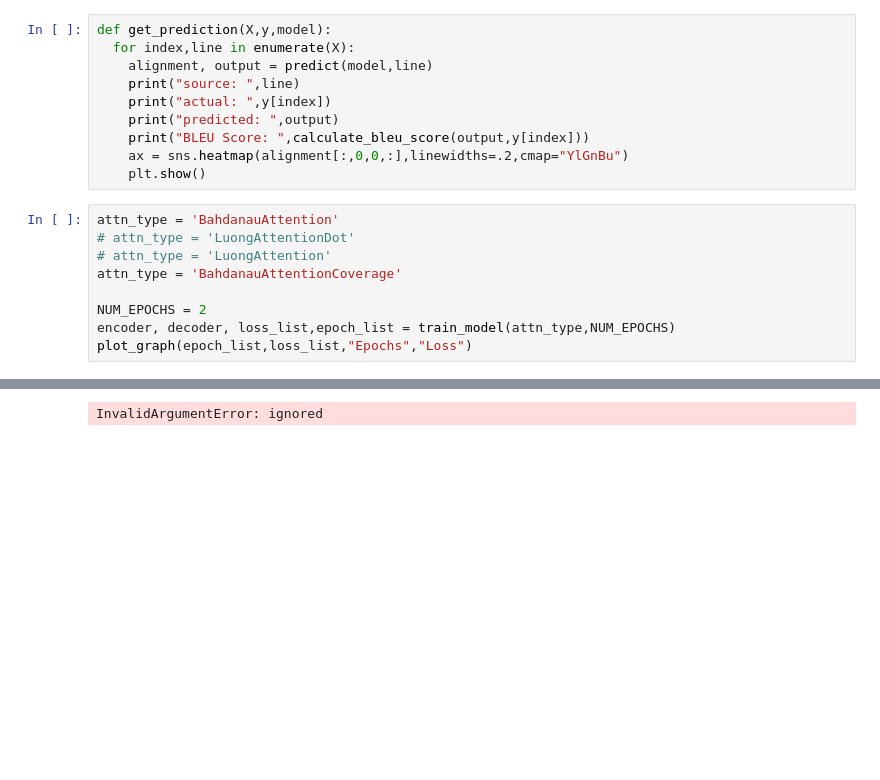
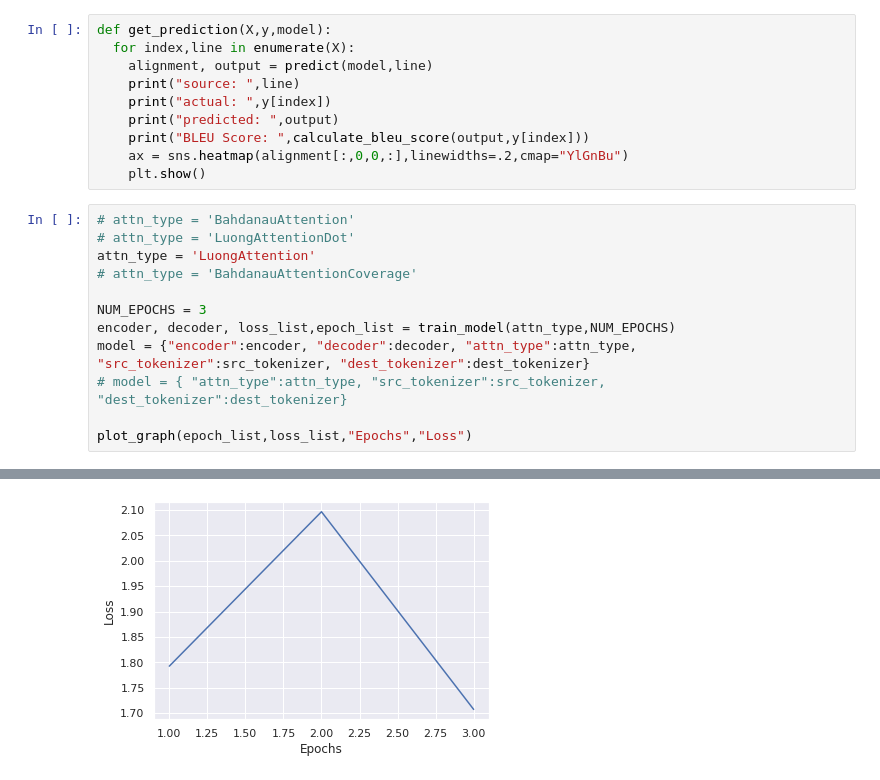
Before and after one commit to pnjha/NLP-Assignments, a Jupyter notebook: nlp_q4.ipynb, the cells around one changed output, grey strips where cells are left out. Cells and saved outputs as stored; diff of their text form; blank space fills up the shorter version.

```diff
--- a/nlp_q4.ipynb
+++ b/nlp_q4.ipynb
@@ -405,13 +408,16 @@ def get_prediction(X,y,model):
     ax = sns.heatmap(alignment[:,0,0,:],linewidths=.2,cmap="YlGnBu")
     plt.show()
 # %%
-attn_type = 'BahdanauAttention'
+# attn_type = 'BahdanauAttention'
 # attn_type = 'LuongAttentionDot'
-# attn_type = 'LuongAttention'
-attn_type = 'BahdanauAttentionCoverage'
+attn_type = 'LuongAttention'
+# attn_type = 'BahdanauAttentionCoverage'
 
-NUM_EPOCHS = 2
+NUM_EPOCHS = 3
 encoder, decoder, loss_list,epoch_list = train_model(attn_type,NUM_EPOCHS)
+model = {"encoder":encoder, "decoder":decoder, "attn_type":attn_type, "src_tokenizer":src_tokenizer, "dest_tokenizer":dest_tokenizer}
+# model = { "attn_type":attn_type, "src_tokenizer":src_tokenizer, "dest_tokenizer":dest_tokenizer}
+
 plot_graph(epoch_list,loss_list,"Epochs","Loss")
 # %% [output]
 WARNING:tensorflow:<tensorflow.python.keras.layers.recurrent.UnifiedLSTM object at 0x...>: Note that this layer is not optimized for performance. Please use tf.keras.layers.CuDNNLSTM for better perfor ...
@@ -421 +430 @@ WARNING:tensorflow:<tensorflow.python.keras.layers.recurrent.UnifiedLSTM object
-InvalidArgumentError: ignored
+[figure, added]
```
Also changed, not shown: parts of 21 cells of this notebook.
